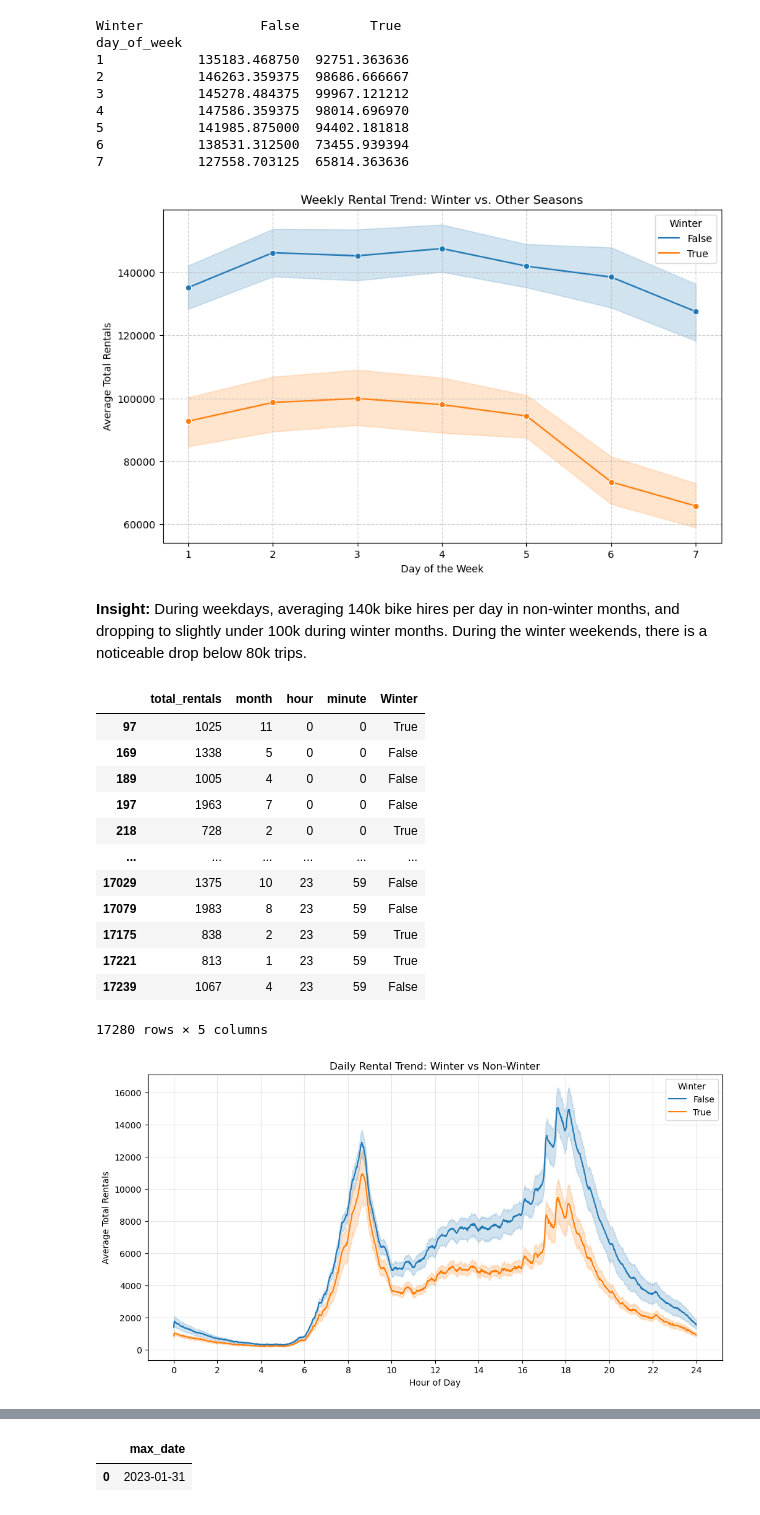
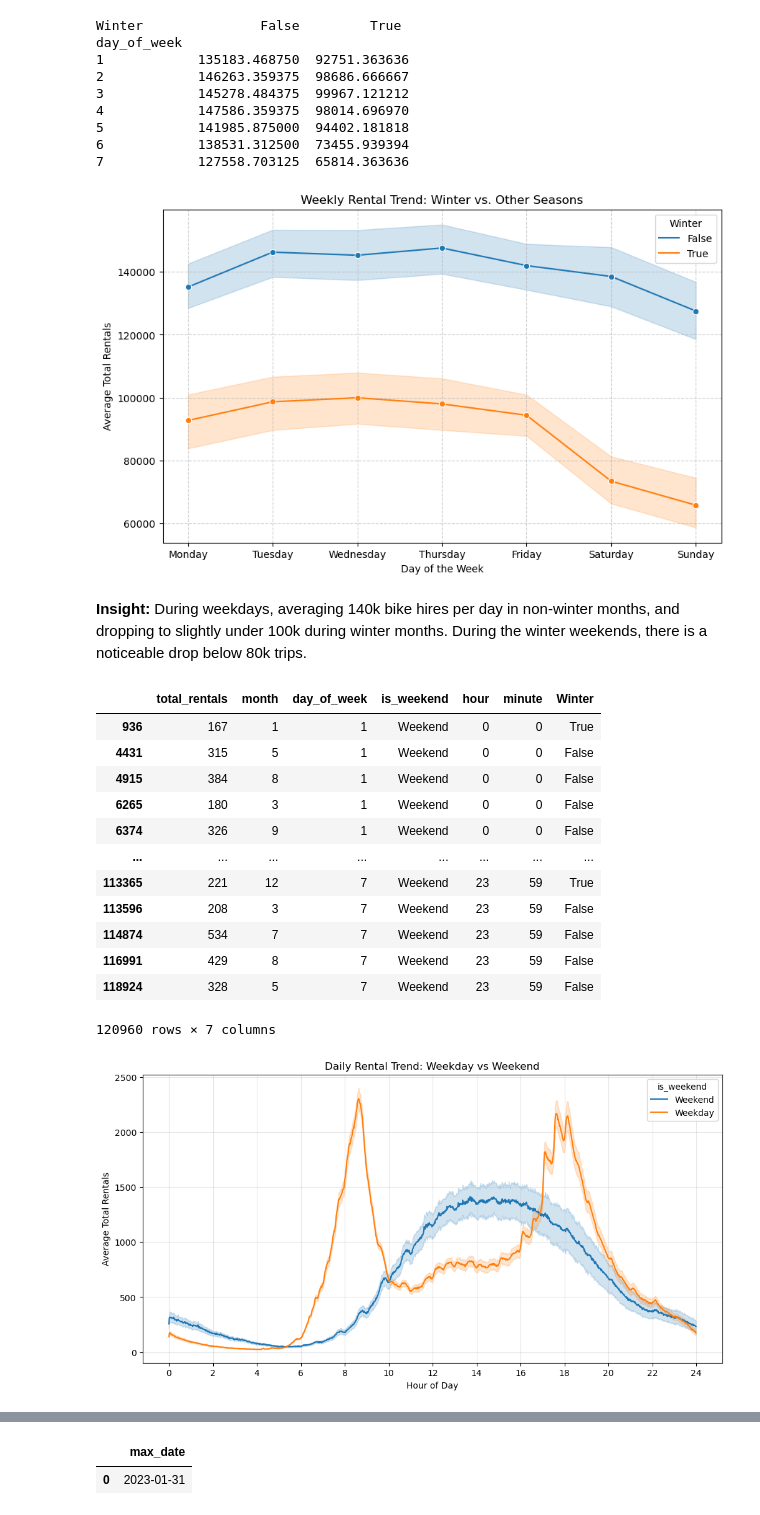
Before and after one commit to khoonseng/NTU_M2_Data_Pipeline, a Jupyter notebook: notebooks/tashrif.ipynb, the cells around one changed output, grey strips where cells are left out. Cells and saved outputs as stored; diff of their text form; code cells hidden in the pictures.

Commit message:
update visualisation after 16/3 meeting

```diff
--- a/notebooks/tashrif.ipynb
+++ b/notebooks/tashrif.ipynb
@@ -196,11 +208,22 @@ day_of_week
 6            138531.312500  73455.939394
 7            127558.703125  65814.363636
 # %%
-import seaborn as sns
-import matplotlib.pyplot as plt
+#import seaborn as sns
+#import matplotlib.pyplot as plt
+
+# Convert columns to numeric, forcing errors to NaN (just in case)
+df['day_of_week'] = pd.to_numeric(df['day_of_week'], errors='coerce')
+
+# Shift 1-7 range to 0-6 range
+df['day_of_week'] = df['day_of_week'] - 1
 
 plt.figure(figsize=(10, 6))
 sns.lineplot(data=df, x='day_of_week', y='total_rentals', hue='Winter', marker='o')
+
+# Revision 16/3:
+# Define the names and their corresponding numeric positions
+day_names = ['Monday', 'Tuesday', 'Wednesday', 'Thursday', 'Friday', 'Saturday', 'Sunday']
+plt.xticks(ticks=range(7), labels=day_names)
 
 plt.title('Weekly Rental Trend: Winter vs. Other Seasons')
 plt.ylabel('Average Total Rentals')
@@ -208,7 +231,7 @@ plt.xlabel('Day of the Week')
 plt.grid(True, linestyle='--', alpha=0.6)
 plt.show()
 # %% [output]
-[figure, old version]
+[figure, new version]
 # %% [markdown]
 **Insight:**  During weekdays, averaging 140k bike hires per day in non-winter months, and dropping to slightly under 100k during winter months. During the winter weekends, there is a noticeable drop below 80k trips.
 # %%
@@ -216,15 +239,19 @@ plt.show()
 
 query = text("""
 SELECT
--- Select columns from both tables as needed
-    COUNT(FH.rental_id) AS total_rentals,
-    EXTRACT(MONTH FROM FH.start_date) AS month,
-    EXTRACT(HOUR FROM FH.start_date) AS hour,
-    EXTRACT(MINUTE FROM FH.start_date) AS minute
+    COUNT(FH.rental_id) AS total_rentals,           -- Column 1
+    EXTRACT(MONTH FROM FH.start_date) AS month,     -- Column 2
+    EXTRACT(DAYOFWEEK FROM FH.start_date) AS day_of_week, -- Column 3
+    CASE
+        WHEN EXTRACT(DAYOFWEEK FROM FH.start_date) IN (1, 7) THEN 'Weekend'
+        ELSE 'Weekday'
+    END AS is_weekend,                              -- Column 4
+    EXTRACT(HOUR FROM FH.start_date) AS hour,       -- Column 5
+    EXTRACT(MINUTE FROM FH.start_date) AS minute    -- Column 6
 FROM
     london_bicycles_star.fact_hire AS FH
 GROUP BY
-    month, hour, minute
+    2, 3, 4, 5, 6
 """)
 
 df = pd.read_sql(query, engine)
@@ -236,33 +263,33 @@ df['Winter'] = df['month'].astype(int).isin([1, 2, 11, 12])
 # %%
 df
 # %% [output]
-|  | total_rentals | month | hour | minute | Winter |
-| 97 | 1025 | 11 | 0 | 0 | True |
-| 169 | 1338 | 5 | 0 | 0 | False |
-| 189 | 1005 | 4 | 0 | 0 | False |
-| 197 | 1963 | 7 | 0 | 0 | False |
-| 218 | 728 | 2 | 0 | 0 | True |
-| ... | ... | ... | ... | ... | ... |
-| 17029 | 1375 | 10 | 23 | 59 | False |
-| 17079 | 1983 | 8 | 23 | 59 | False |
-| 17175 | 838 | 2 | 23 | 59 | True |
-| 17221 | 813 | 1 | 23 | 59 | True |
-| 17239 | 1067 | 4 | 23 | 59 | False |
+|  | total_rentals | month | day_of_week | is_weekend | hour | minute | Winter |
+| 936 | 167 | 1 | 1 | Weekend | 0 | 0 | True |
+| 4431 | 315 | 5 | 1 | Weekend | 0 | 0 | False |
+| 4915 | 384 | 8 | 1 | Weekend | 0 | 0 | False |
+| 6265 | 180 | 3 | 1 | Weekend | 0 | 0 | False |
+| 6374 | 326 | 9 | 1 | Weekend | 0 | 0 | False |
+| ... | ... | ... | ... | ... | ... | ... | ... |
+| 113365 | 221 | 12 | 7 | Weekend | 23 | 59 | True |
+| 113596 | 208 | 3 | 7 | Weekend | 23 | 59 | False |
+| 114874 | 534 | 7 | 7 | Weekend | 23 | 59 | False |
+| 116991 | 429 | 8 | 7 | Weekend | 23 | 59 | False |
+| 118924 | 328 | 5 | 7 | Weekend | 23 | 59 | False |
-17280 rows × 5 columns
+120960 rows × 7 columns
 # %%
 # 1. Create a continuous time feature (e.g., 1:30 PM becomes 13.5)
 df['time_of_day'] = df['hour'] + (df['minute'] / 60)
 
 # 2. Plot the trend
 plt.figure(figsize=(12, 6))
-sns.lineplot(data=df, x='time_of_day', y='total_rentals', hue='Winter')
+sns.lineplot(data=df, x='time_of_day', y='total_rentals', hue='is_weekend')
 
 # 3. Format the X-axis
-plt.title('Daily Rental Trend: Winter vs Non-Winter')
+plt.title('Daily Rental Trend: Weekday vs Weekend')
 plt.xlabel('Hour of Day')
 plt.ylabel('Average Total Rentals')
 plt.xticks(range(0, 25, 2)) # Show ticks every 2 hours
 plt.grid(True, alpha=0.3)
 plt.show()
 # %% [output]
-[figure, old version]
+[figure, new version]
```
Also changed, not shown: parts of 3 cells of this notebook.
